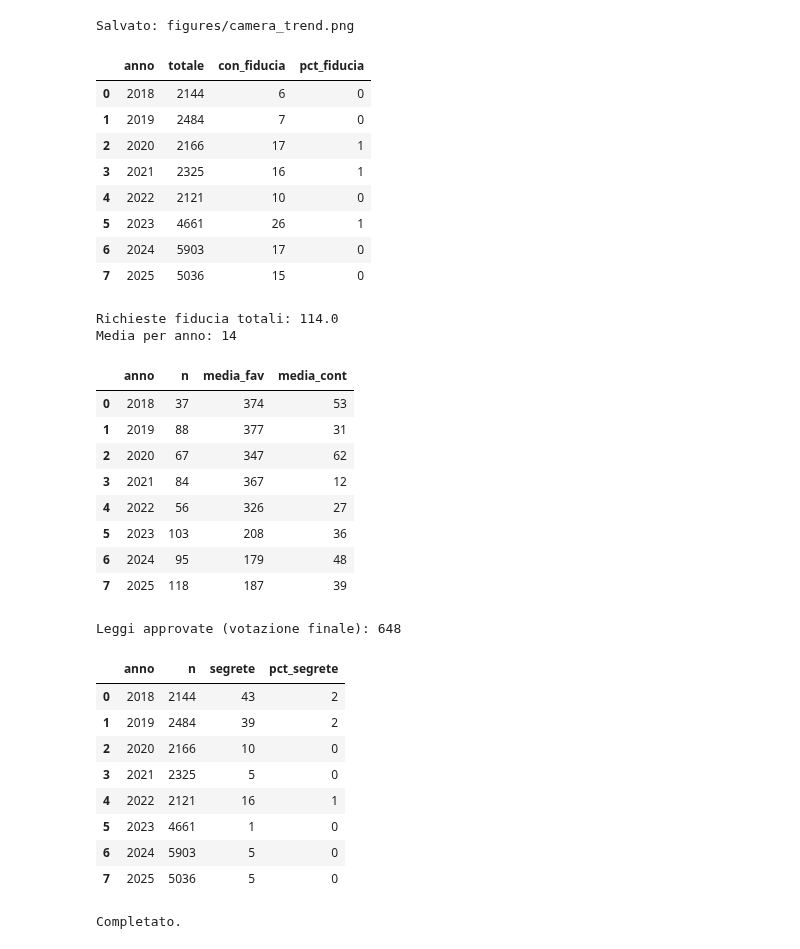
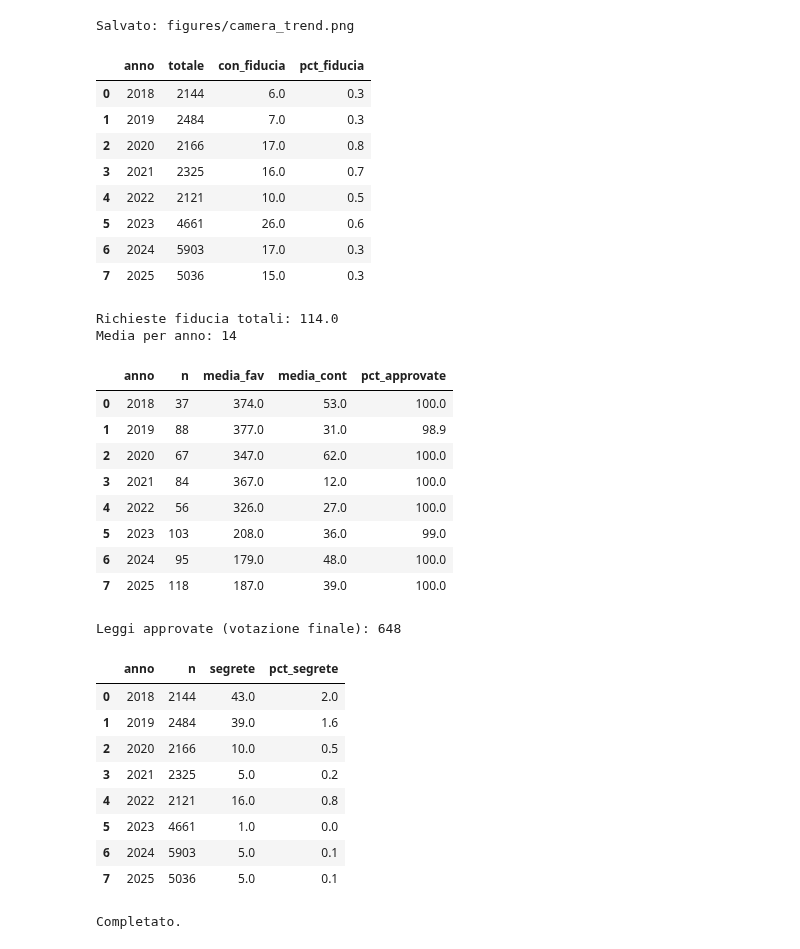
Before and after one commit to dataciviclab/dataciviclab, a Jupyter notebook: analisi/camera-votazioni/notebooks/camera_votazioni_v2.ipynb, the cells around one changed output. Saved outputs shown, nothing was run; the diff lists cells and outputs as text; code cells hidden in the pictures.

Commit message:
fix: SQL approvato, claim verificati, segrete in calo

```diff
--- a/analisi/camera-votazioni/notebooks/camera_votazioni_v2.ipynb
+++ b/analisi/camera-votazioni/notebooks/camera_votazioni_v2.ipynb
@@ -14,7 +14,7 @@ import matplotlib.pyplot as plt
 import matplotlib.ticker as mticker
 from IPython.display import display
 
-pd.options.display.float_format = '{:,.0f}'.format
+pd.options.display.float_format = '{:,.1f}'.format
 plt.rcParams['figure.dpi'] = 150
 
 con = duckdb.connect()
@@ -100,39 +100,40 @@ print(f"Richieste fiducia totali: {fiducia['con_fiducia'].sum()}")
 print(f"Media per anno: {fiducia['con_fiducia'].mean():.0f}")
 # %% [output]
 |  | anno | totale | con_fiducia | pct_fiducia |
-| 0 | 2018 | 2144 | 6 | 0 |
-| 1 | 2019 | 2484 | 7 | 0 |
-| 2 | 2020 | 2166 | 17 | 1 |
-| 3 | 2021 | 2325 | 16 | 1 |
-| 4 | 2022 | 2121 | 10 | 0 |
-| 5 | 2023 | 4661 | 26 | 1 |
-| 6 | 2024 | 5903 | 17 | 0 |
-| 7 | 2025 | 5036 | 15 | 0 |
+| 0 | 2018 | 2144 | 6.0 | 0.3 |
+| 1 | 2019 | 2484 | 7.0 | 0.3 |
+| 2 | 2020 | 2166 | 17.0 | 0.8 |
+| 3 | 2021 | 2325 | 16.0 | 0.7 |
+| 4 | 2022 | 2121 | 10.0 | 0.5 |
+| 5 | 2023 | 4661 | 26.0 | 0.6 |
+| 6 | 2024 | 5903 | 17.0 | 0.3 |
+| 7 | 2025 | 5036 | 15.0 | 0.3 |
 Richieste fiducia totali: 114.0
 Media per anno: 14
 # %%
 # 3. Votazioni finali (leggi)
 finali = con.execute(f"""
     SELECT YEAR(data) as anno,
            COUNT(*) as n,
            ROUND(AVG(favorevoli)) as media_fav,
-           ROUND(AVG(contrari)) as media_cont
+           ROUND(AVG(contrari)) as media_cont,
+           ROUND(SUM(CASE WHEN approvato THEN 1 ELSE 0 END) * 100.0 / COUNT(*), 1) as pct_approvate,
     FROM read_parquet('{GCS}')
     WHERE votazione_finale = true
     GROUP BY 1 ORDER BY 1
 """).fetchdf()
 display(finali)
 print(f"Leggi approvate (votazione finale): {finali['n'].sum()}")
 # %% [output]
-|  | anno | n | media_fav | media_cont |
-| 0 | 2018 | 37 | 374 | 53 |
-| 1 | 2019 | 88 | 377 | 31 |
-| 2 | 2020 | 67 | 347 | 62 |
-| 3 | 2021 | 84 | 367 | 12 |
-| 4 | 2022 | 56 | 326 | 27 |
-| 5 | 2023 | 103 | 208 | 36 |
-| 6 | 2024 | 95 | 179 | 48 |
-| 7 | 2025 | 118 | 187 | 39 |
+|  | anno | n | media_fav | media_cont | pct_approvate |
+| 0 | 2018 | 37 | 374.0 | 53.0 | 100.0 |
+| 1 | 2019 | 88 | 377.0 | 31.0 | 98.9 |
+| 2 | 2020 | 67 | 347.0 | 62.0 | 100.0 |
+| 3 | 2021 | 84 | 367.0 | 12.0 | 100.0 |
+| 4 | 2022 | 56 | 326.0 | 27.0 | 100.0 |
+| 5 | 2023 | 103 | 208.0 | 36.0 | 99.0 |
+| 6 | 2024 | 95 | 179.0 | 48.0 | 100.0 |
+| 7 | 2025 | 118 | 187.0 | 39.0 | 100.0 |
 Leggi approvate (votazione finale): 648
 # %%
 # 4. Votazione segreta vs palese
@@ -147,14 +148,14 @@ segreta = con.execute(f"""
 display(segreta)
 # %% [output]
 |  | anno | n | segrete | pct_segrete |
-| 0 | 2018 | 2144 | 43 | 2 |
-| 1 | 2019 | 2484 | 39 | 2 |
-| 2 | 2020 | 2166 | 10 | 0 |
-| 3 | 2021 | 2325 | 5 | 0 |
-| 4 | 2022 | 2121 | 16 | 1 |
-| 5 | 2023 | 4661 | 1 | 0 |
-| 6 | 2024 | 5903 | 5 | 0 |
-| 7 | 2025 | 5036 | 5 | 0 |
+| 0 | 2018 | 2144 | 43.0 | 2.0 |
+| 1 | 2019 | 2484 | 39.0 | 1.6 |
+| 2 | 2020 | 2166 | 10.0 | 0.5 |
+| 3 | 2021 | 2325 | 5.0 | 0.2 |
+| 4 | 2022 | 2121 | 16.0 | 0.8 |
+| 5 | 2023 | 4661 | 1.0 | 0.0 |
+| 6 | 2024 | 5903 | 5.0 | 0.1 |
+| 7 | 2025 | 5036 | 5.0 | 0.1 |
 # %%
 con.close()
 print('Completato.')
```
Also changed, not shown: parts of 1 cell of this notebook, 1 other file.
